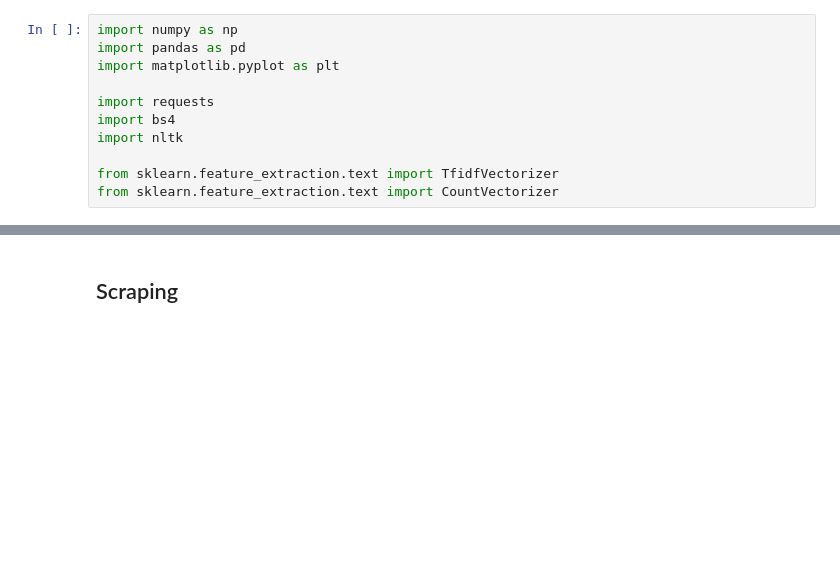
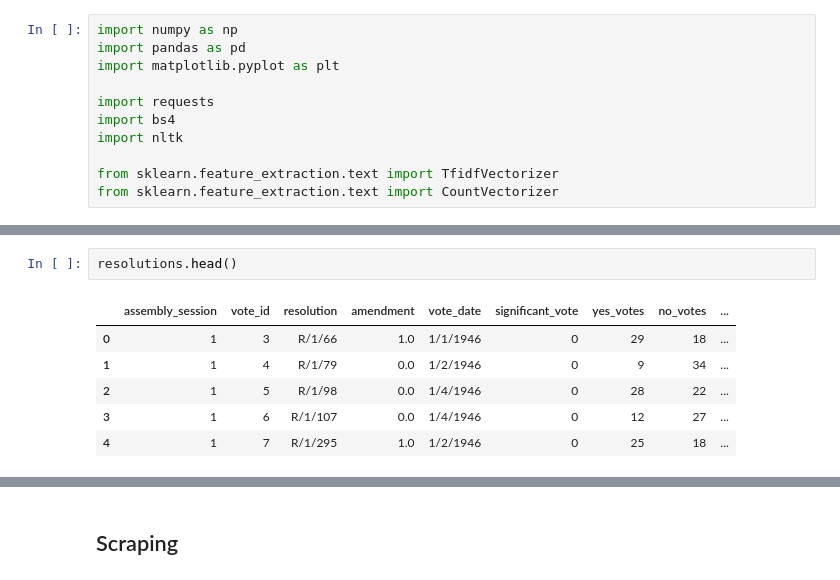
Before and after one commit to RobMor/CMSC320-Final-Project, a Jupyter notebook: RobMor-FinalTutorial.ipynb, the cells around one changed output, grey strips where cells are left out. Drawn from its saved outputs; the diff is of its cells as text; blank space fills up the shorter version.

```diff
--- a/RobMor-FinalTutorial.ipynb
+++ b/RobMor-FinalTutorial.ipynb
@@ -19,0 +32,9 @@ from sklearn.feature_extraction.text import CountVectorizer
+# %%
+resolutions.head()
+# %% [output]
+|  | assembly_session | vote_id | resolution | amendment | vote_date | significant_vote | yes_votes | no_votes | ... |
+| 0 | 1 | 3 | R/1/66 | 1.0 | 1/1/1946 | 0 | 29 | 18 | ... |
+| 1 | 1 | 4 | R/1/79 | 0.0 | 1/2/1946 | 0 | 9 | 34 | ... |
+| 2 | 1 | 5 | R/1/98 | 0.0 | 1/4/1946 | 0 | 28 | 22 | ... |
+| 3 | 1 | 6 | R/1/107 | 0.0 | 1/4/1946 | 0 | 12 | 27 | ... |
+| 4 | 1 | 7 | R/1/295 | 1.0 | 1/2/1946 | 0 | 25 | 18 | ... |
```
Also changed, not shown: parts of 19 cells of this notebook, 1 other file.
